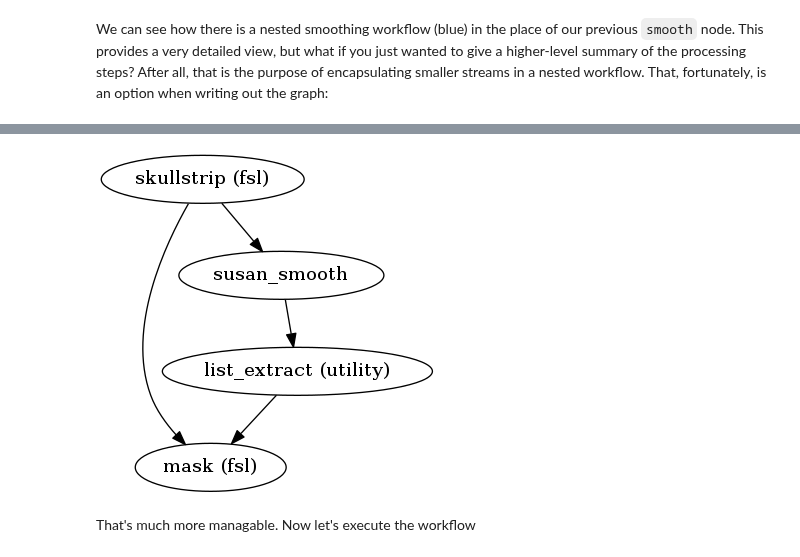
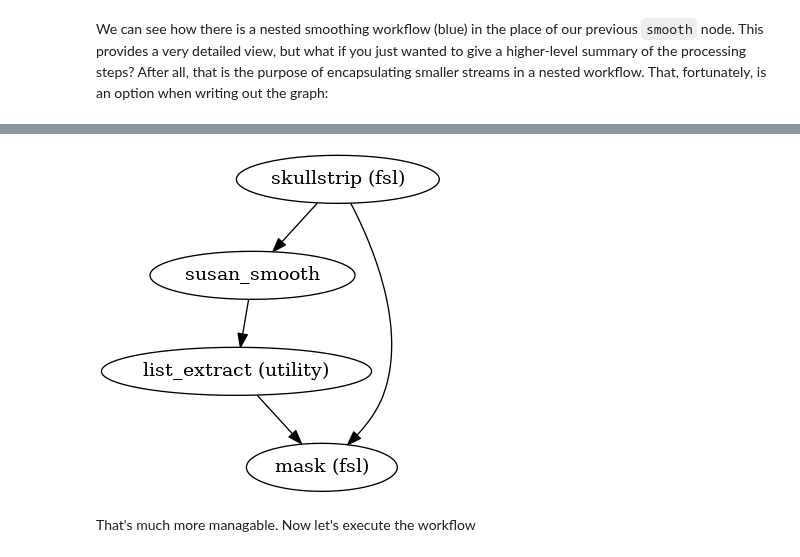
Before and after one commit to miykael/nipype_tutorial, a Jupyter notebook: notebooks/basic_workflow.ipynb, the cells around one changed output, grey strips where cells are left out. Cells and saved outputs as stored; diff of their text form; code cells hidden in the pictures.

Commit message:
FIX: rerun of notebook in new docker image

```diff
--- a/notebooks/basic_workflow.ipynb
+++ b/notebooks/basic_workflow.ipynb
@@ -358,7 +359,7 @@ list_extract = Node(Function(input_names=["list_out"],
 Now let's create a new workflow ``susanflow`` that contains the ``susan`` workflow as a sub-node. To be sure, let's also recreate the ``skullstrip`` and the ``mask`` node from the examples above.
 # %%
 # Initiate workflow with name and base directory
-wf2 = Workflow(name="susanflow", base_dir="working_dir")
+wf2 = Workflow(name="susanflow", base_dir="/output/working_dir")
 
 # Create new skullstrip and mask nodes
 skullstrip2 = Node(fsl.BET(in_file=in_file, mask=True), name="skullstrip")
@@ -389,7 +390,7 @@ Image(filename="full_susanflow.dot.png")
 # %% [markdown]
 We can see how there is a nested smoothing workflow (blue) in the place of our previous `smooth` node. This provides a very detailed view, but what if you just wanted to give a higher-level summary of the processing steps? After all, that is the purpose of encapsulating smaller streams in a nested workflow. That, fortunately, is an option when writing out the graph:
 # %%
-wf2.write_graph(dotfilename='./full_susanflow_toplevel.dot', graph2use='orig')
+wf2.write_graph(dotfilename='/output/working_dir/full_susanflow_toplevel.dot', graph2use='orig')
 from IPython.display import Image
-Image(filename="full_susanflow_toplevel.dot.png")
+Image(filename="/output/working_dir/full_susanflow_toplevel.dot.png")
 # %% [output]
@@ -398,4 +399,4 @@ Image(filename="full_susanflow_toplevel.dot.png")
-[figure, old version]
+[figure, new version]
 # %% [markdown]
 That's much more managable. Now let's execute the workflow
 # %%
```
Also changed, not shown: parts of 18 cells of this notebook.
